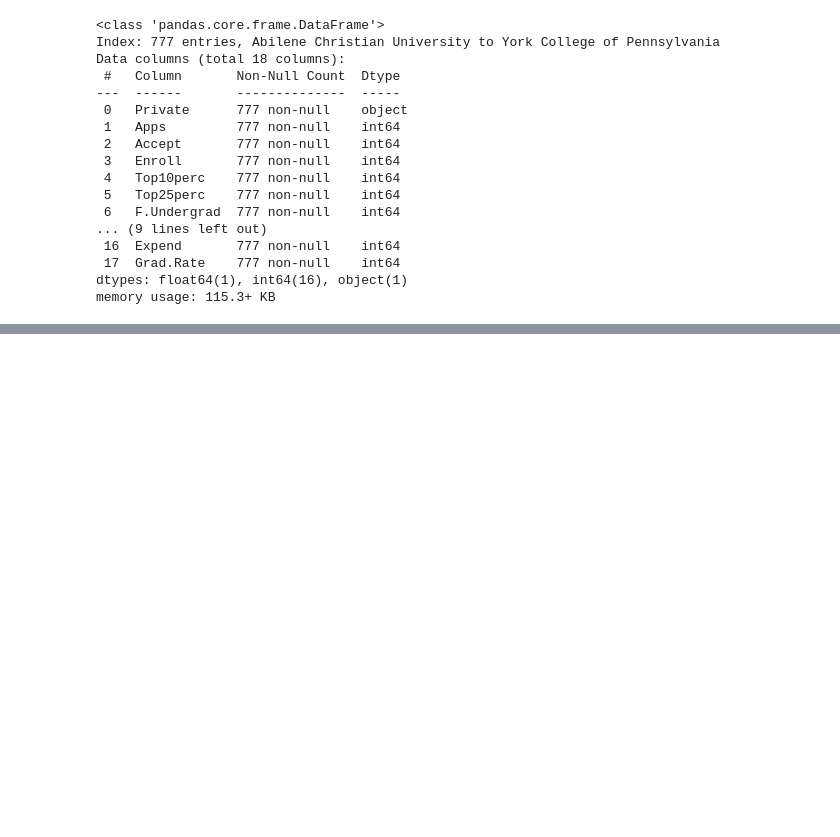
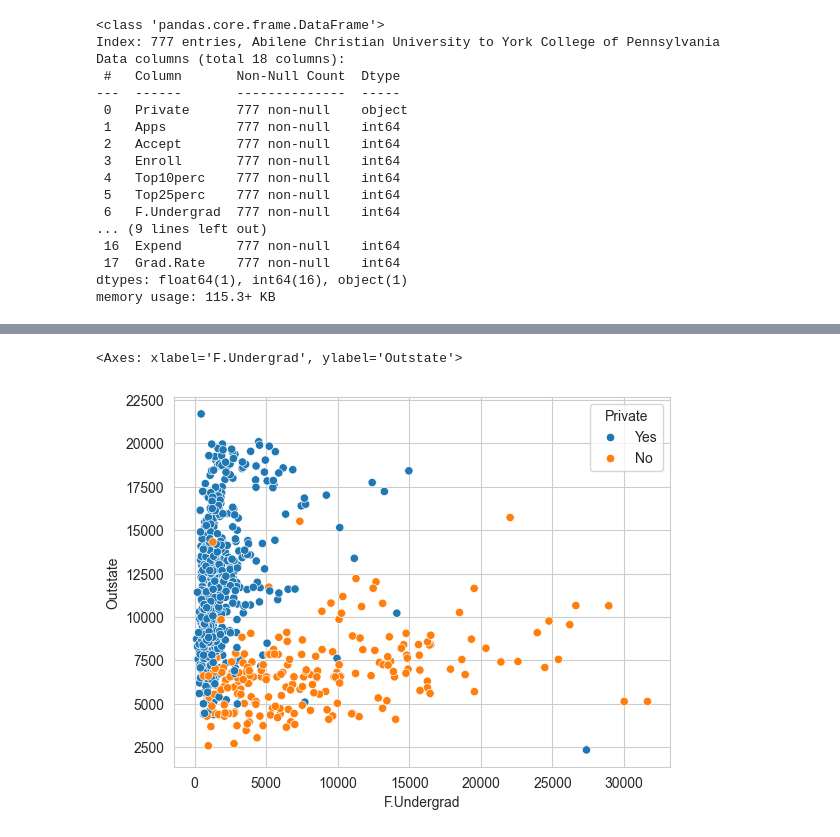
Before and after one commit to KemalYukselir/KMeans_College, a Jupyter notebook: main.ipynb, the cells around one changed output, grey strips where cells are left out. Saved outputs shown, nothing was run; the diff lists cells and outputs as text; code cells hidden in the pictures; blank space fills up the shorter version.

```diff
--- a/main.ipynb
+++ b/main.ipynb
@@ -51,0 +60,5 @@ df.describe()
+# %%
+sns.scatterplot(x='F.Undergrad',y='Outstate',data=df,hue='Private')
+# %% [output]
+<Axes: xlabel='F.Undergrad', ylabel='Outstate'>
+[figure, added]
```
Also changed, not shown: parts of 8 cells of this notebook.
